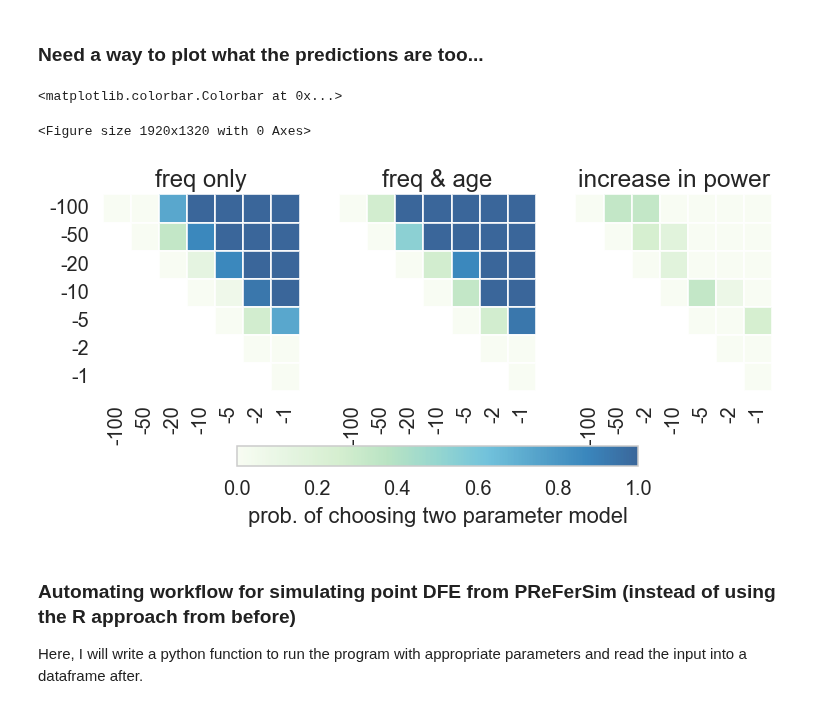
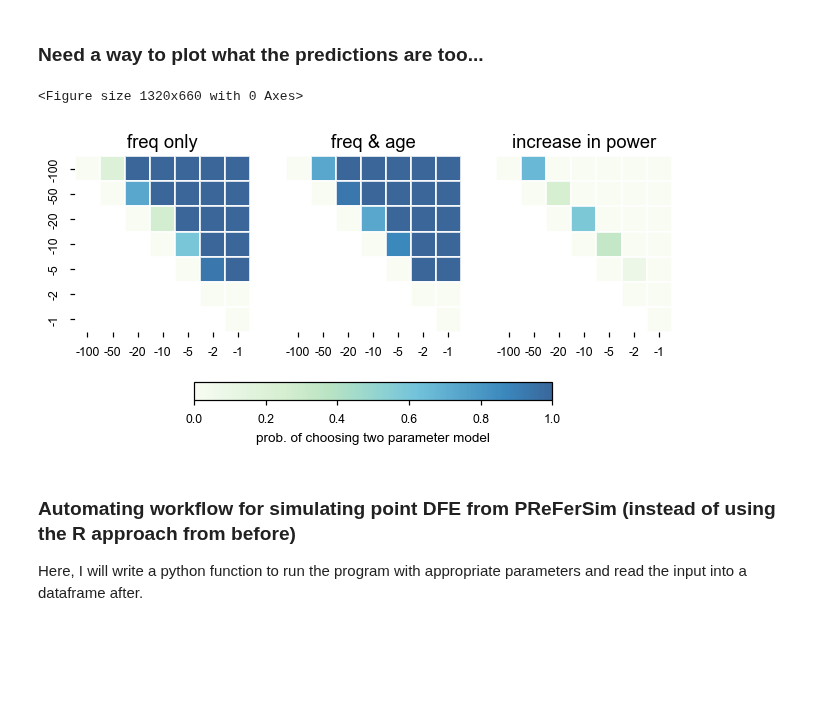
Before and after one commit to VivaswatS/selCoefEst, a Jupyter notebook: mom-framework.ipynb, the cells around one changed output. Drawn from its saved outputs; the diff is of its cells as text; code cells hidden in the pictures; blank space fills up the shorter version.

```diff
--- a/mom-framework.ipynb
+++ b/mom-framework.ipynb
@@ -384,9 +387,9 @@ gamma2
 # %%
 plt.figure(dpi=120)
-fs = moments.Spectrum(np.zeros(50),); fs[1] = 1
-fs.integrate([0.5],4,gamma=-2,theta=10); fs = fs.project([11])*50/11
-plt.bar(x=range(1,11),height=np.array(fs[1:-1]),color='pink',alpha=0.8,label=r'Model $\mathbb{E}[X \mid \gamma,\theta]$');
-# plt.plot(range(1,11), [rng.poisson(fs[i]) for i in range(1,11)],'k-o',alpha=0.7,markersize=4,label=r'Data $\mathbf{X}$');
+fs = moments.Spectrum(np.zeros(100),); fs[1] = 500
+fs.integrate([0.5],4,gamma=-1,theta=10); #fs = fs.project([11])*100/11
+plt.bar(x=range(1,99),height=np.array(fs[1:-1]),color='pink',alpha=0.8,label=r'Model $\mathbb{E}[X \mid \gamma,\theta]$');
+plt.plot(range(1,99),[rng.poisson(fs[i]) for i in range(1,99)],'k-o',alpha=0.7,markersize=4,label=r'Data $\mathbf{X}$');
 plt.xlabel('# of allele copies'); plt.ylabel('E[i|γ]'); plt.legend()
 # %% [output]
 <matplotlib.legend.Legend at 0x...>
@@ -1634,6 +1637,8 @@ diffgamma = np.reshape(list(it.combinations(gamma, 2)), (-1,2)) # np.reshape([(-
 # %%
 # diffprobsf, diffprobsa, sinpredsf, sinpredsa
 # np.savetxt(X=np.vstack((diffprobsf,diffprobsa)),fname="resfiles/diffprob_t40.txt")
+# gamma = [-1.,-2.,-5.,-10.,-20.,-50.,-100.]
+# diffgamma = np.reshape(list(it.combinations(gamma, 2)), (-1,2))
 # os.chdir("/Users/vivaswatshastry/selCoefEst/PReFerSims/")
-# diffprobsf = np.loadtxt('resfiles/diffprob_t200.txt')[:21,:]; diffprobsa = np.loadtxt('resfiles/diffprob_t200.txt')[21:,:]
+diffprobsf = np.loadtxt('resfiles/diffprob_t40.txt')[:21,:]; diffprobsa = np.loadtxt('resfiles/diffprob_t40.txt')[21:,:]
 # df = pd.read_csv('~/selCoefEst/PReFerSims/outfiles/Point_g{}_g{}_sim{}.3.full_out.txt'.format(5.,100.,7),sep='\t',header=None,names=['','Xl','s','al','id'])
@@ -1762,23 +1763,25 @@ mask_pow[np.tril_indices_from(powermat_freq,k=-1)] = True
 for ig, g in enumerate(diffgamma): ## need to use a np.sum(diffprobsf[::-1][ig, :])/15 if reading powermat!!??
     powermat_freq[np.argmax(g[0]==np.unique(diffgamma)), np.argmax(g[1]==np.unique(diffgamma))] = np.sum(diffprobsf[ig, :])/15
     powermat_age[np.argmax(g[0]==np.unique(diffgamma)), np.argmax(g[1]==np.unique(diffgamma))] = np.sum(diffprobsa[ig, :])/15
+# %%
+# powermat = np.loadtxt('resfiles/powermat_t1000.txt')
+powermat_freq = powermat[:7,:]; powermat_age = powermat[7:,:]
 # %%
 # np.hstack((diffgamma, dubpreds))
 # np.argmax(diffgamma[0][1]==np.unique(diffgamma))
-plt.figure(dpi=300)
-plt.style.use('seaborn-talk')
+plt.figure(figsize=(12,6))
+plt.style.use('seaborn-paper')
 plt.rcParams['axes.grid'] = False
 fig, (ax1, ax2, ax3) = plt.subplots(1,3,figsize=(7,4),gridspec_kw={'width_ratios':[1,1.,1.0]})
 seaborn.heatmap(powermat_freq.T, mask=mask_pow, xticklabels=[-100,-50,-20,-10,-5,-2,-1], yticklabels=[-100,-50,-20,-10,-5,-2,-1], cmap='GnBu', ax=ax1, cbar=False, linewidths=0.05, square=True,alpha=0.8,vmin=0,); #ax1.set_ylabel(r'$\gamma_1$');
-ax1.set_title('freq only'); ax2.set_title('freq & age'); ax3.set_title('increase in power',fontsize=16)
+ax1.set_title('freq only',fontsize=12); ax2.set_title('freq & age',fontsize=12); ax3.set_title('increase in power',fontsize=12)
 im = seaborn.heatmap(powermat_age.T, mask=mask_pow, xticklabels=[-100,-50,-20,-10,-5,-2,-1], yticklabels=[], cmap='GnBu', square=True, ax=ax2, linewidths=0.05, vmin=0, cbar=False,alpha=0.8)
 seaborn.heatmap(powermat_age.T-powermat_freq.T, mask=mask_pow, xticklabels=[-100,-50,-20,-10,-5,-2,-1], yticklabels=[], cmap='GnBu', vmax=0.8, square=True, ax=ax3, linewidths=0.05, vmin=-0, cbar=False,alpha=0.8)
 plt.colorbar(im.get_children()[0], ax = [ax1,ax2,ax3],orientation = 'horizontal',shrink=0.6,label='prob. of choosing two parameter model',)
-# plt.savefig('../figs/twoparamdiff.pdf')
+plt.savefig('../figs/twoparamdifft1000.pdf')
 # %% [output]
-<matplotlib.colorbar.Colorbar at 0x...>
+<Figure size 1320x660 with 0 Axes>
-<Figure size 1920x1320 with 0 Axes>
-[figure, old version]
+[figure, new version]
 # %%
 truenumloci = np.zeros(len(gamma))
 for ig, g in enumerate(gamma):
```
Also changed, not shown: parts of 7 cells of this notebook, 28 other files.
